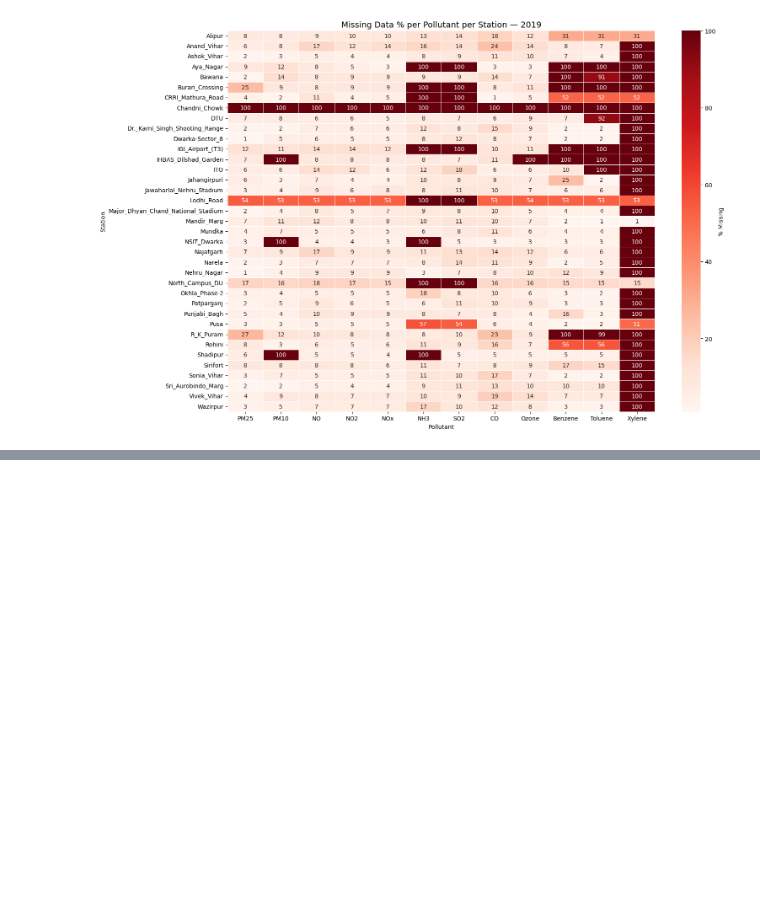
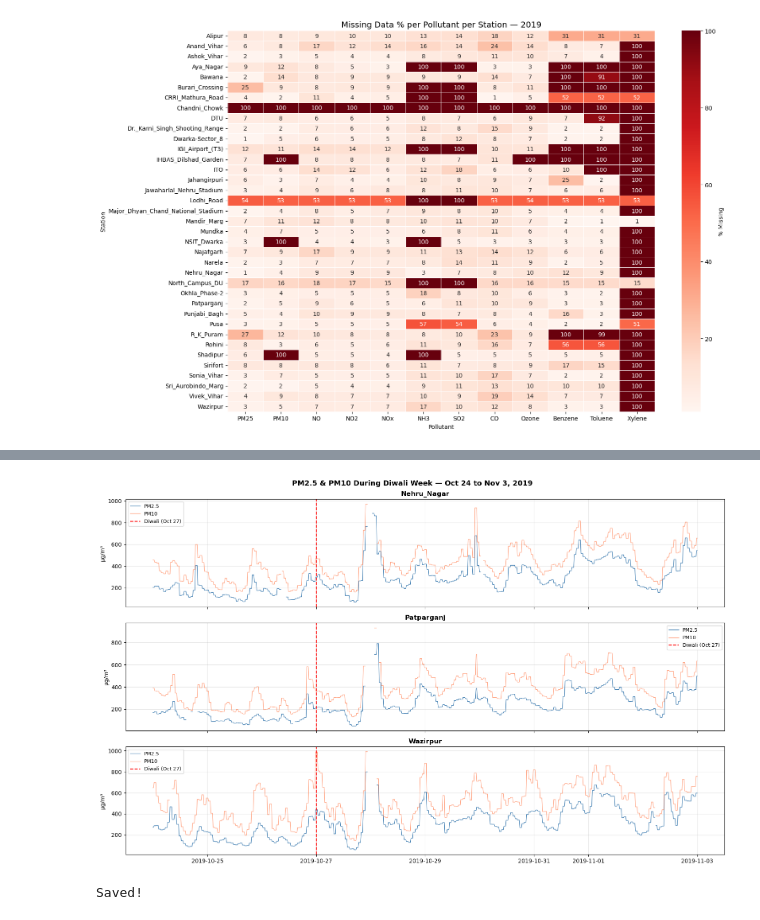
Before and after one commit to Krishna-ctrl1/delhi-aq-analysis, a Jupyter notebook: notebooks/02_eda.ipynb, the cells around one changed output, grey strips where cells are left out. Saved outputs shown, nothing was run; the diff lists cells and outputs as text; code cells hidden in the pictures; blank space fills up the shorter version.

```diff
--- a/notebooks/02_eda.ipynb
+++ b/notebooks/02_eda.ipynb
@@ -98,0 +126,28 @@ plt.show()
+# %%
+# Diwali was Oct 27, 2019 — zoom in Oct 24 to Nov 3
+diwali_start = '2019-10-24'
+diwali_end = '2019-11-03'
+
+fig, axes = plt.subplots(3, 1, figsize=(16, 10), sharex=True)
+
+for ax, station in zip(axes, ['Nehru_Nagar', 'Patparganj', 'Wazirpur']):
+    data = df[(df['Station'] == station) &
+              (df['Timestamp'] >= diwali_start) &
+              (df['Timestamp'] <= diwali_end)][['Timestamp', 'PM25', 'PM10']]
+    ax.plot(data['Timestamp'], data['PM25'], label='PM2.5', color='steelblue', linewidth=1)
+    ax.plot(data['Timestamp'], data['PM10'], label='PM10', color='coral', linewidth=1, alpha=0.7)
+    ax.axvline(pd.Timestamp('2019-10-27'), color='red', linestyle='--', linewidth=1.5, label='Diwali (Oct 27)')
+    ax.set_title(station, fontweight='bold')
+    ax.legend(fontsize=9)
+    ax.grid(True, alpha=0.3)
+    ax.set_ylabel('µg/m³')
+
+fig.suptitle('PM2.5 & PM10 During Diwali Week — Oct 24 to Nov 3, 2019',
+             fontsize=13, fontweight='bold')
+plt.tight_layout()
+plt.savefig('../figures/04_diwali_zoom.png', dpi=150, bbox_inches='tight')
+plt.show()
+print("Saved!")
+# %% [output]
+[figure, added]
+Saved!
```
Also changed, not shown: parts of 10 cells of this notebook, 11 other files.
